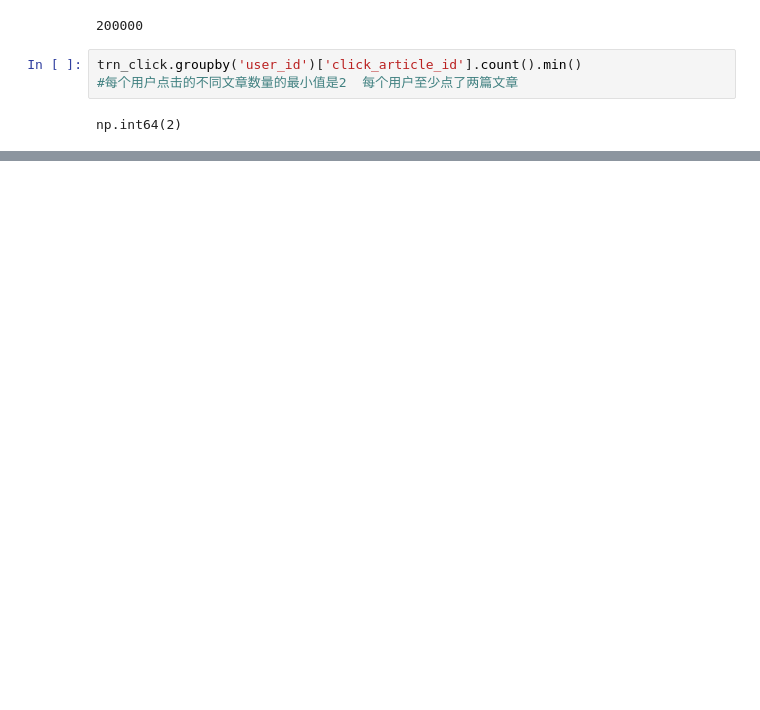
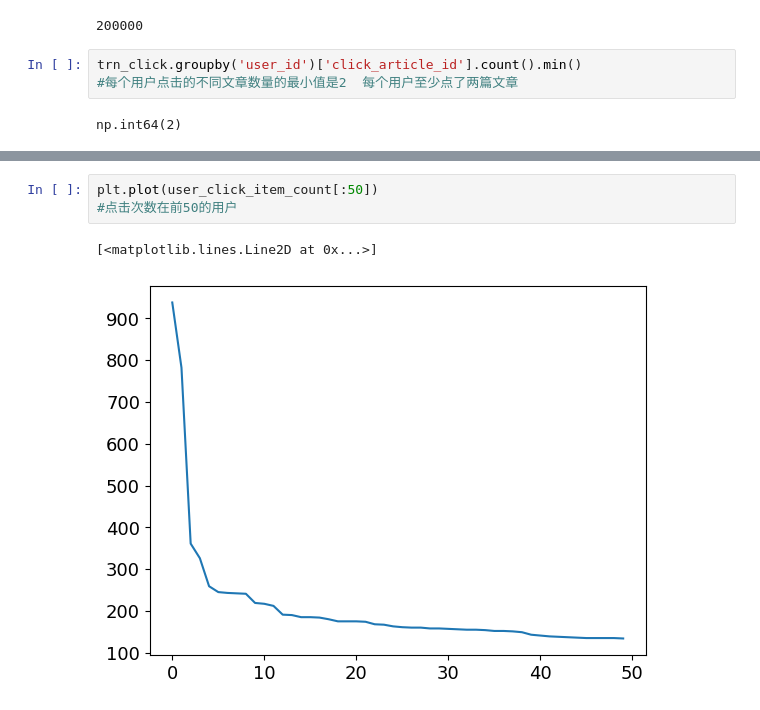
Before and after one commit to zZimablueee/tianchi, a Jupyter notebook: dataanalysis.ipynb, the cells around one changed output, grey strips where cells are left out. Cells and saved outputs as stored; diff of their text form; blank space fills up the shorter version.

```diff
--- a/dataanalysis.ipynb
+++ b/dataanalysis.ipynb
@@ -163,0 +400,6 @@ plt.show()
+# %%
+plt.plot(user_click_item_count[:50])
+#点击次数在前50的用户
+# %% [output]
+[<matplotlib.lines.Line2D at 0x...>]
+[figure, added]
```
Also changed, not shown: parts of 75 cells of this notebook.
